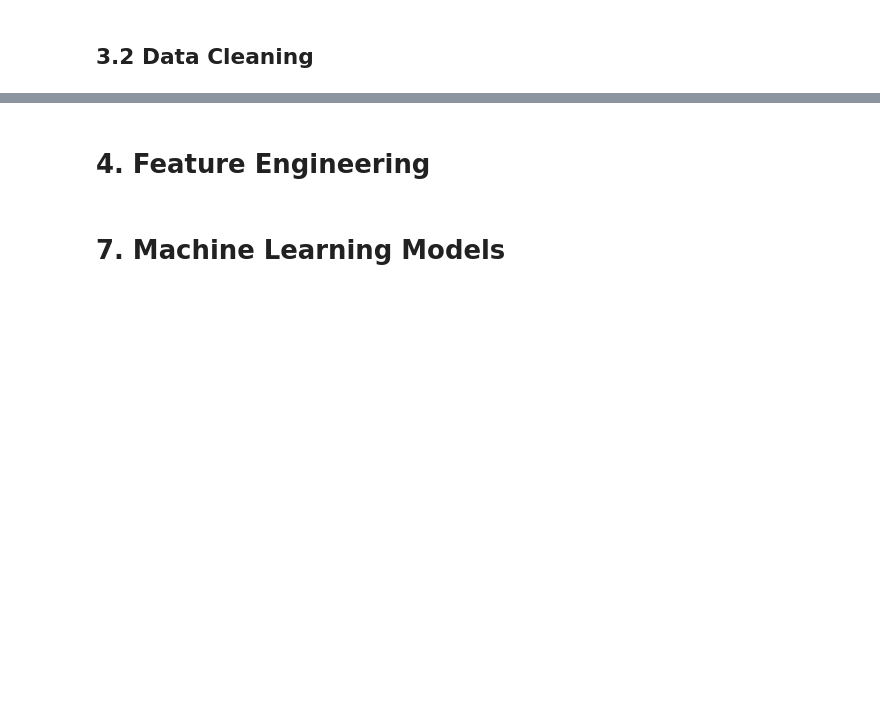
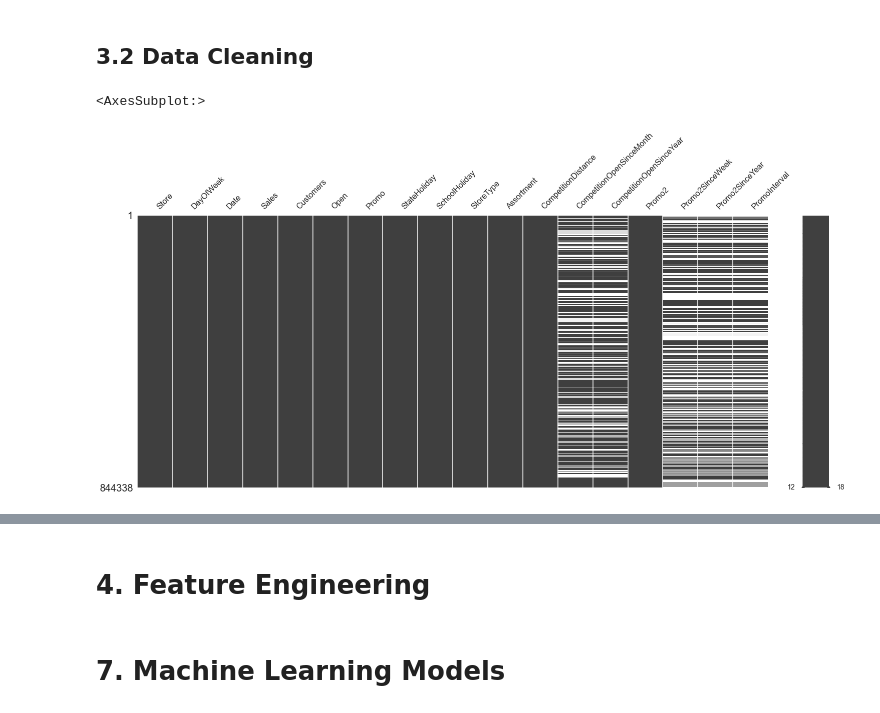
Before and after one commit to lucasstelm/rossman_sales, a Jupyter notebook: notebooks/rossman_sales_prediction.ipynb, the cells around one changed output, grey strips where cells are left out. Saved outputs shown, nothing was run; the diff lists cells and outputs as text; code cells hidden in the pictures; blank space fills up the shorter version.

```diff
--- a/notebooks/rossman_sales_prediction.ipynb
+++ b/notebooks/rossman_sales_prediction.ipynb
@@ -125,2 +143,7 @@ Number of columns: 18
 # %% [markdown]
 ## 3.2 Data Cleaning
+# %%
+msno.matrix(df)
+# %% [output]
+<AxesSubplot:>
+[figure, added]
```
Also changed, not shown: parts of 6 cells of this notebook.
